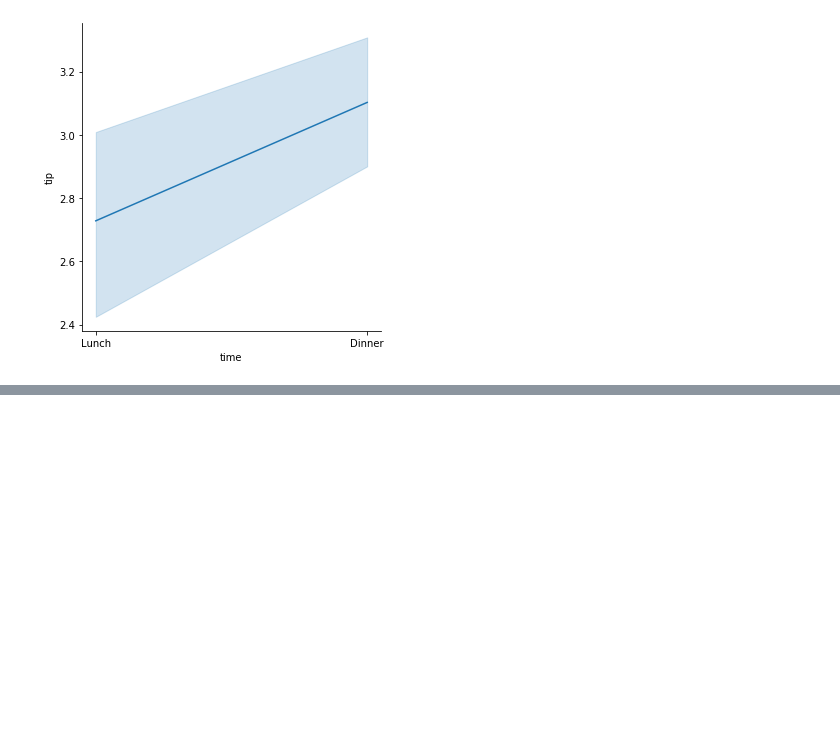
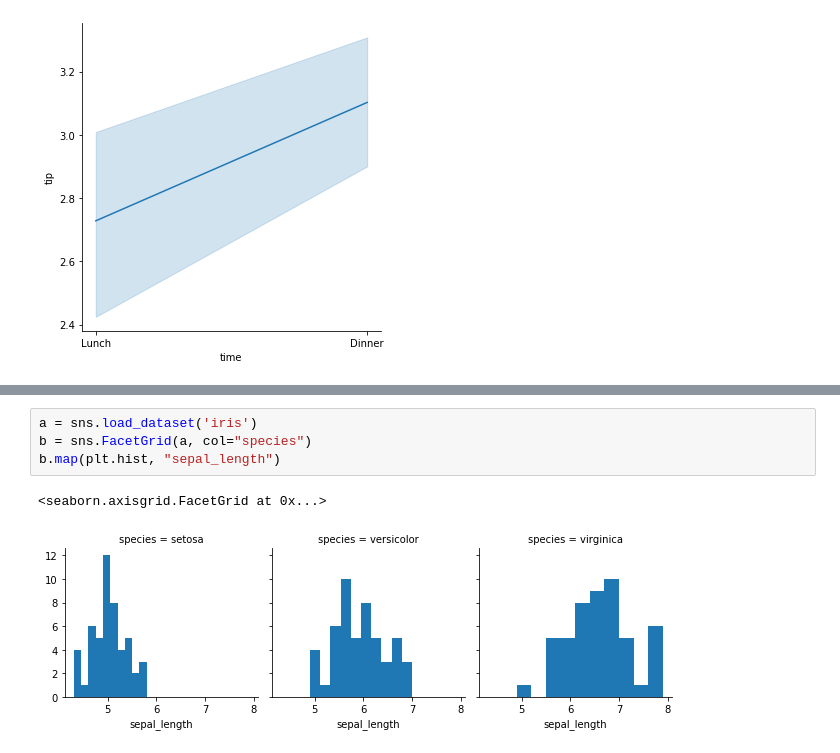
Before and after one commit to MassStreetDataSchool/python-for-data-analysis, a Jupyter notebook: 03 Visualizing Data/Seaborn.ipynb, the cells around one changed output, grey strips where cells are left out. Saved outputs shown, nothing was run; the diff lists cells and outputs as text; blank space fills up the shorter version.

Commit message:
chore: seaborn updates

```diff
--- a/03 Visualizing Data/Seaborn.ipynb
+++ b/03 Visualizing Data/Seaborn.ipynb
@@ -23,0 +33,7 @@ sns.relplot(x="time", y="tip", data=b, kind="line")
+# %%
+a = sns.load_dataset('iris')
+b = sns.FacetGrid(a, col="species")
+b.map(plt.hist, "sepal_length")
+# %% [output]
+<seaborn.axisgrid.FacetGrid at 0x...>
+[figure, added]
```
Also changed, not shown: parts of 9 cells of this notebook, 1 other file.
